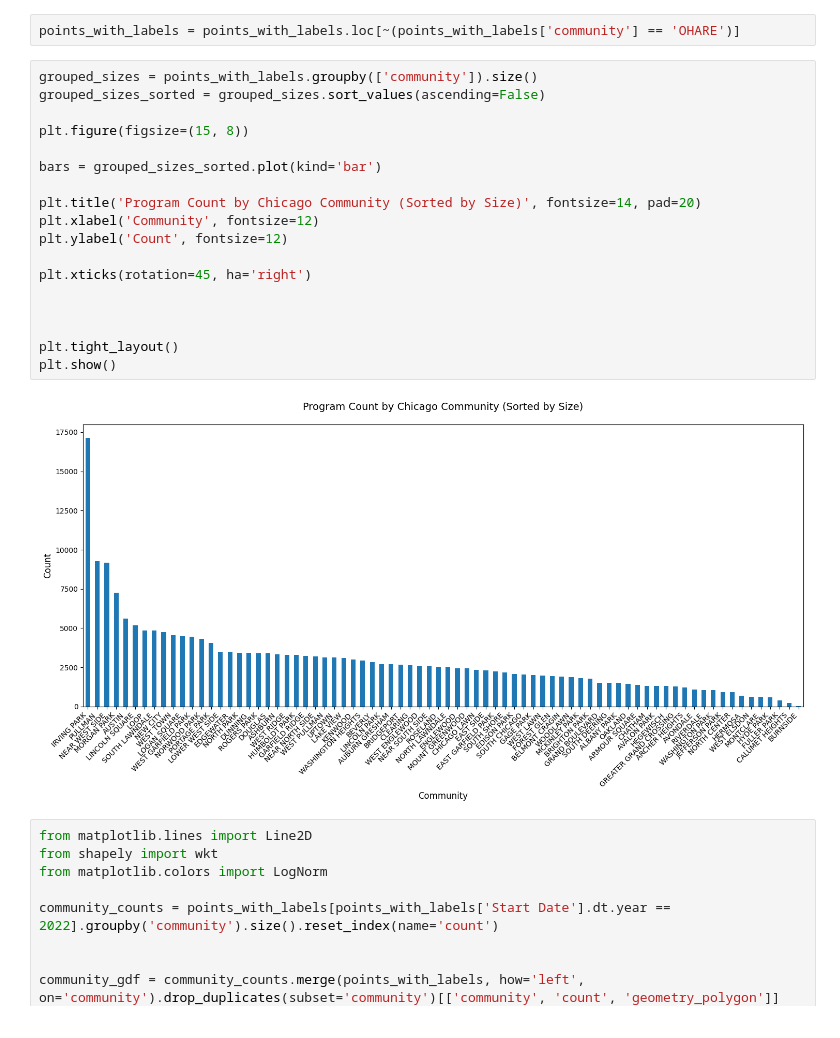
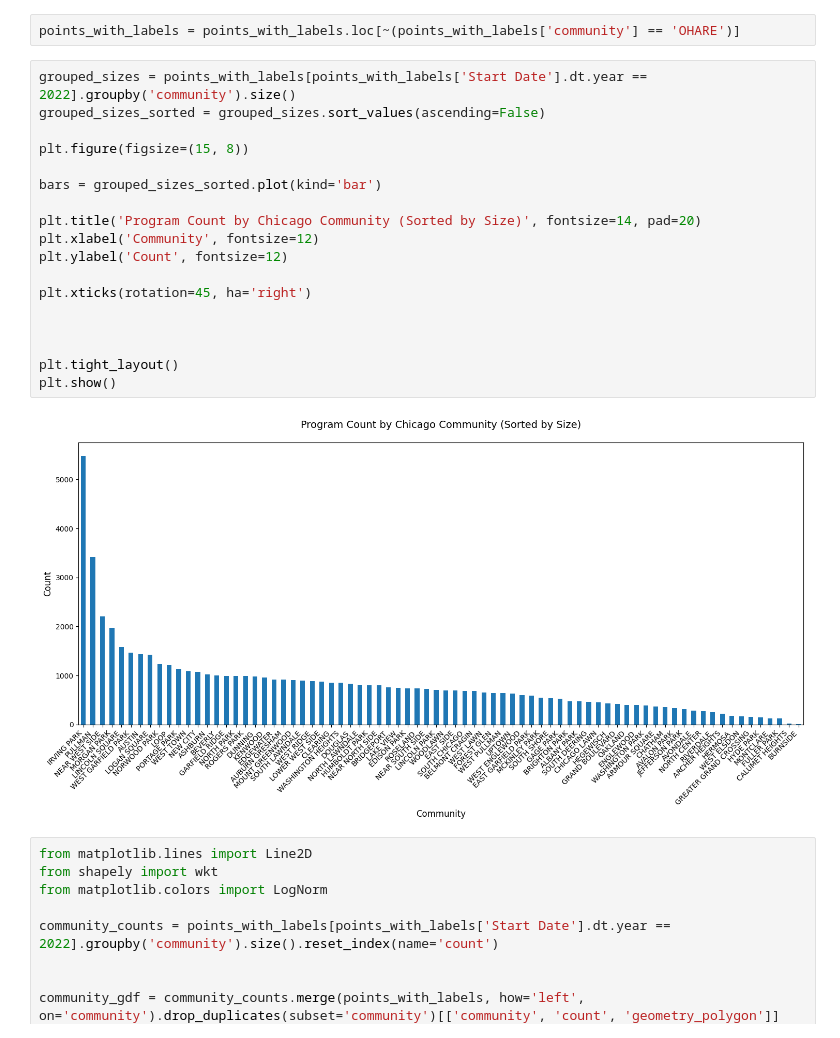
Before and after one commit to haydensterling05/STAT_303-1_Final_Project, a Jupyter notebook: proj.ipynb, the cells around one changed output. Saved outputs shown, nothing was run; the diff lists cells and outputs as text.

```diff
--- a/proj.ipynb
+++ b/proj.ipynb
@@ -60,25 +60,25 @@ points_with_labels = points_with_labels.dropna(subset=['community'])
 # %%
 points_with_labels = points_with_labels.loc[~(points_with_labels['community'] == 'OHARE')]
 # %%
-grouped_sizes = points_with_labels.groupby(['community']).size()
+grouped_sizes = points_with_labels[points_with_labels['Start Date'].dt.year == 2022].groupby('community').size()
 grouped_sizes_sorted = grouped_sizes.sort_values(ascending=False)
 
 plt.figure(figsize=(15, 8))
 
 bars = grouped_sizes_sorted.plot(kind='bar')
 
 plt.title('Program Count by Chicago Community (Sorted by Size)', fontsize=14, pad=20)
 plt.xlabel('Community', fontsize=12)
 plt.ylabel('Count', fontsize=12)
 
 plt.xticks(rotation=45, ha='right')
 
 
 
 plt.tight_layout()
 plt.show()
 # %% [output]
-[figure, old version]
+[figure, new version]
 # %%
 from matplotlib.lines import Line2D
 from shapely import wkt
```
Also changed, not shown: parts of 12 cells of this notebook.
